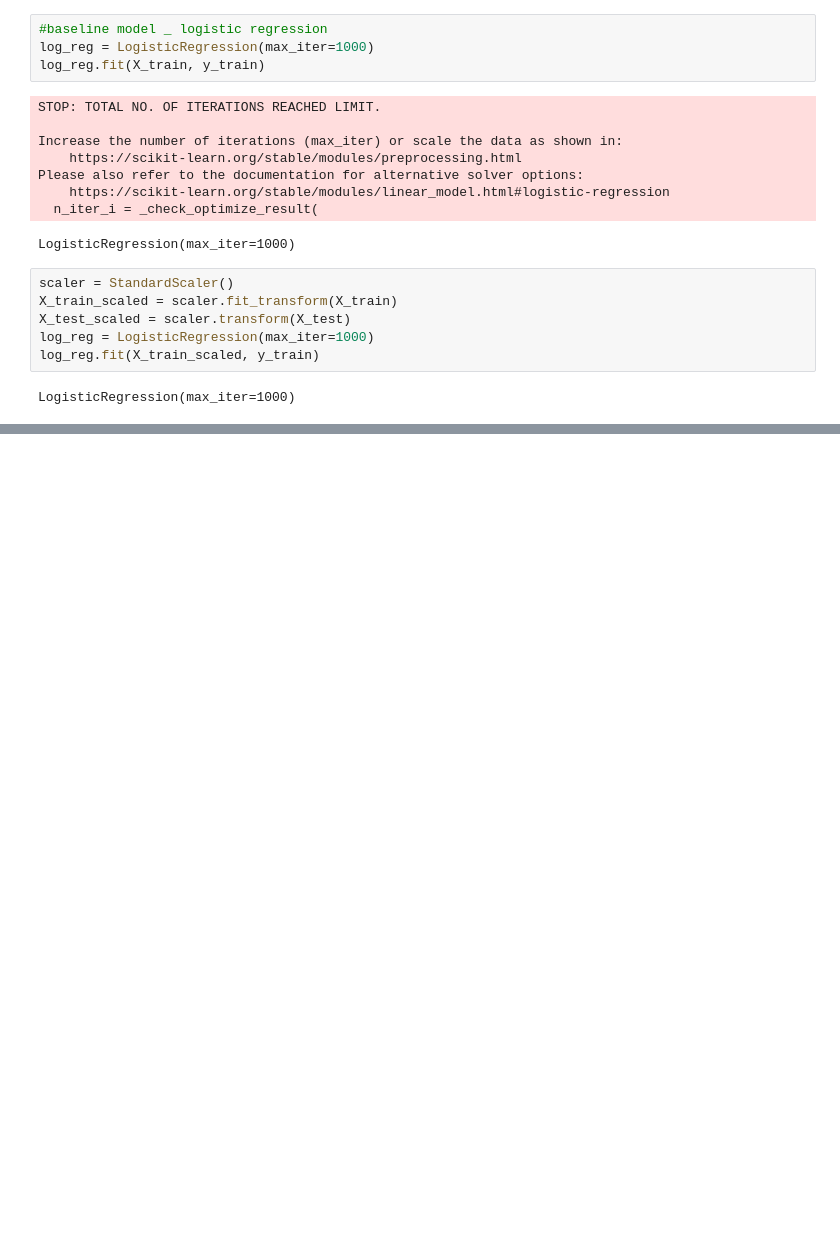
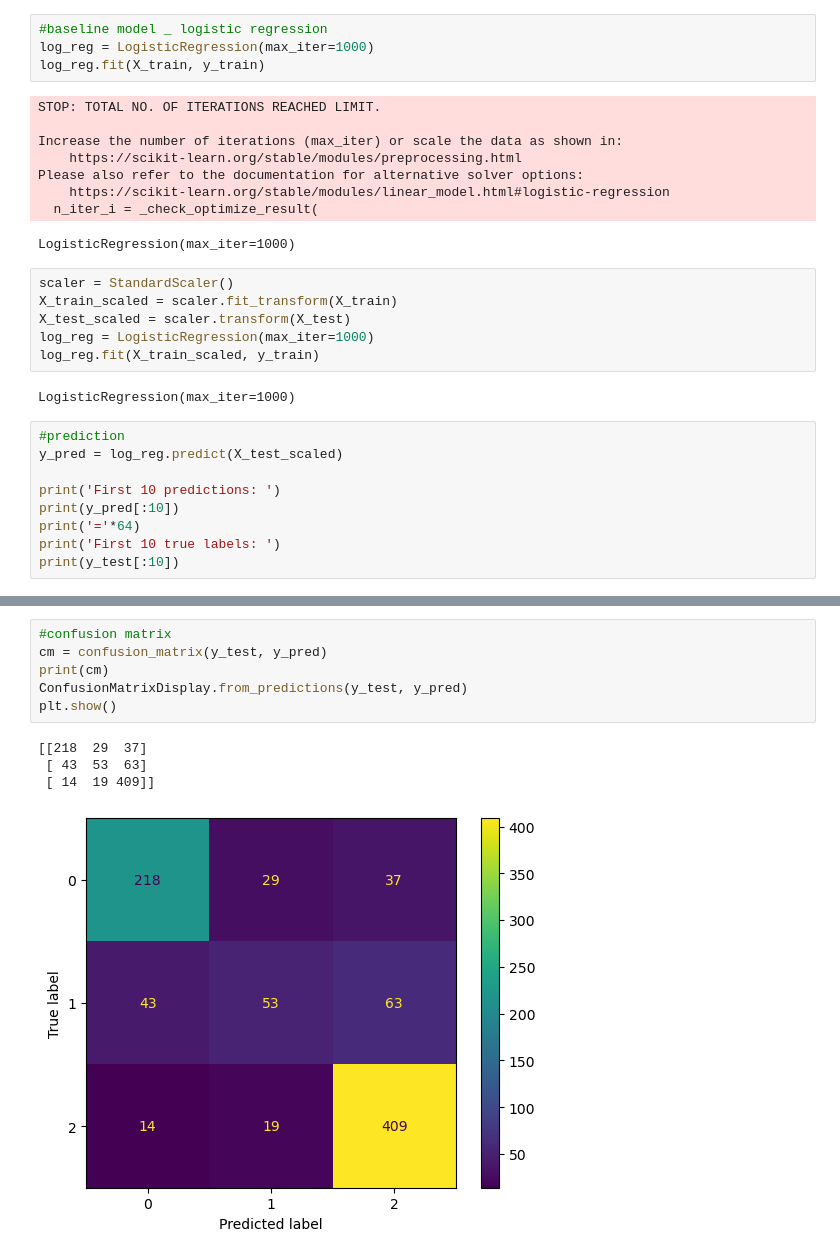
Before and after one commit to Jpuirgn/ML_student_risk_prediction, a Jupyter notebook: notebooks/student_risk_prediction.ipynb, the cells around one changed output, grey strips where cells are left out. Saved outputs shown, nothing was run; the diff lists cells and outputs as text; blank space fills up the shorter version.

```diff
--- a/notebooks/student_risk_prediction.ipynb
+++ b/notebooks/student_risk_prediction.ipynb
@@ -222,3 +222,12 @@ log_reg = LogisticRegression(max_iter=1000)
 log_reg.fit(X_train_scaled, y_train)
 # %% [output]
 LogisticRegression(max_iter=1000)
+# %%
+#prediction
+y_pred = log_reg.predict(X_test_scaled)
+
+print('First 10 predictions: ')
+print(y_pred[:10])
+print('='*64)
+print('First 10 true labels: ')
+print(y_test[:10])
@@ -224,0 +259,11 @@ LogisticRegression(max_iter=1000)
+# %%
+#confusion matrix
+cm = confusion_matrix(y_test, y_pred)
+print(cm)
+ConfusionMatrixDisplay.from_predictions(y_test, y_pred)
+plt.show()
+# %% [output]
+[[218  29  37]
+ [ 43  53  63]
+ [ 14  19 409]]
+[figure, added]
```
Also changed, not shown: parts of 10 cells of this notebook.
